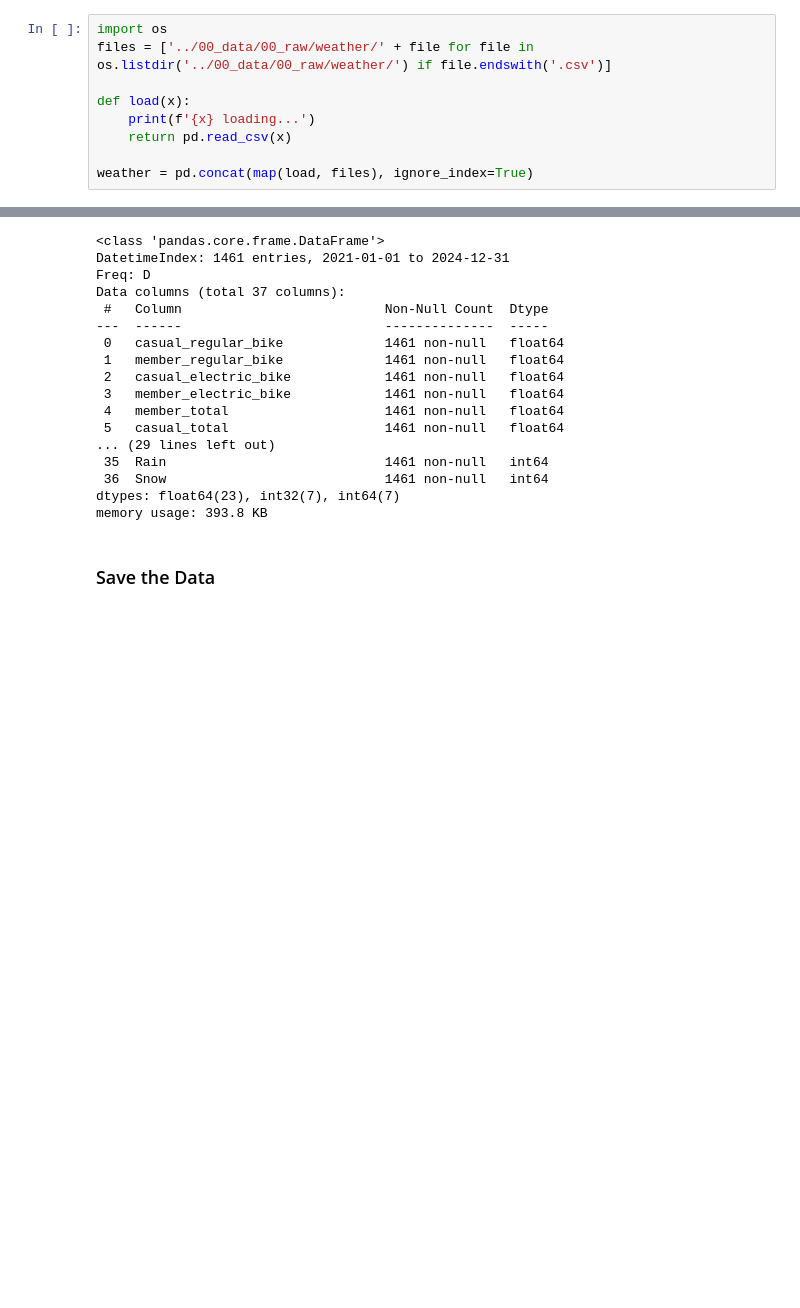
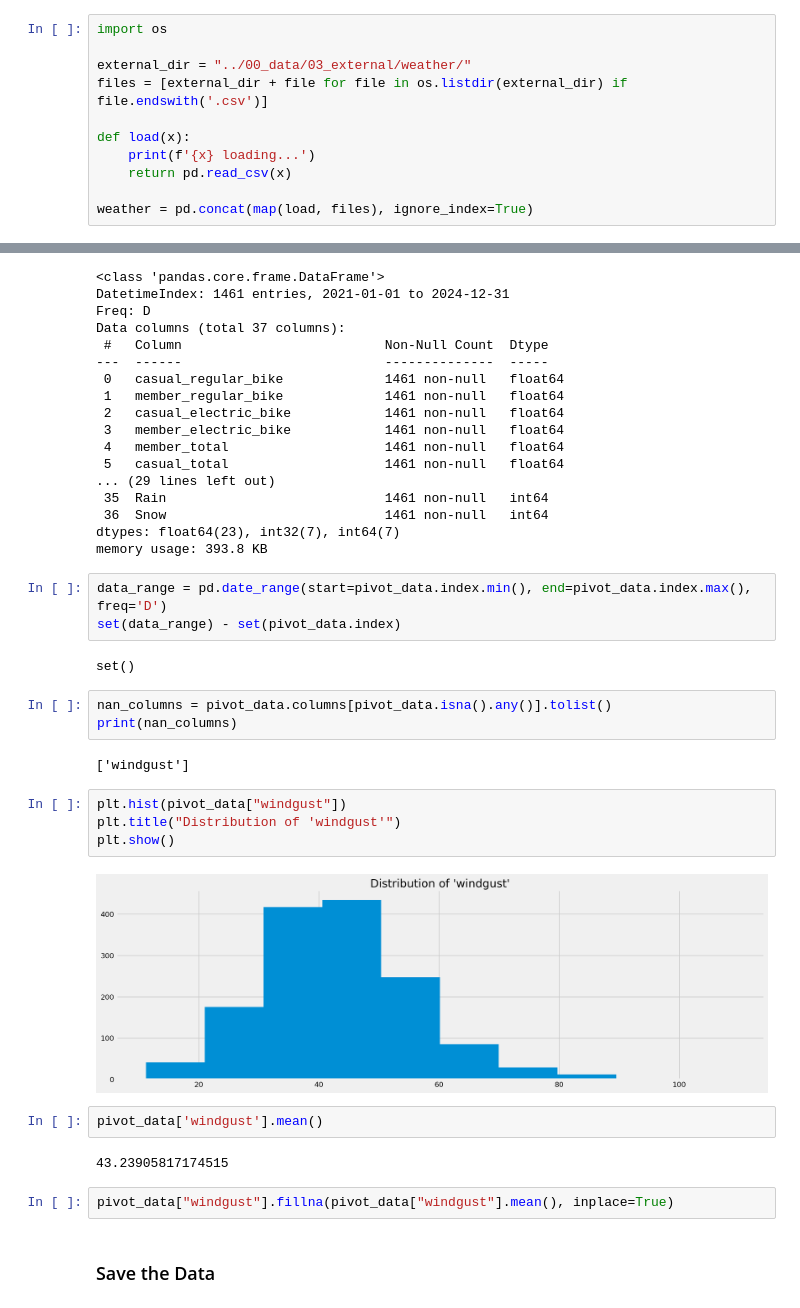
Before and after one commit to daluchkin/divvy_bike_sharing_forecast, a Jupyter notebook: 01_notebooks/04_Divvy_feature_engineering.ipynb, the cells around one changed output, grey strips where cells are left out. Cells and saved outputs as stored; diff of their text form; blank space fills up the shorter version.

```diff
--- a/01_notebooks/04_Divvy_feature_engineering.ipynb
+++ b/01_notebooks/04_Divvy_feature_engineering.ipynb
@@ -274,7 +274,9 @@ __Observations:__
 The weather data were downloaded from [visualcrossing.com](https://www.visualcrossing.com/)
 # %%
 import os
-files = ['../00_data/00_raw/weather/' + file for file in os.listdir('../00_data/00_raw/weather/') if file.endswith('.csv')]
+
+external_dir = "../00_data/03_external/weather/"
+files = [external_dir + file for file in os.listdir(external_dir) if file.endswith('.csv')]
 
 def load(x):
     print(f'{x} loading...')
@@ -442,6 +444,28 @@ Data columns (total 37 columns):
  36  Snow                            1461 non-null   int64
 dtypes: float64(23), int32(7), int64(7)
 memory usage: 393.8 KB
+# %%
+data_range = pd.date_range(start=pivot_data.index.min(), end=pivot_data.index.max(), freq='D')
+set(data_range) - set(pivot_data.index)
+# %% [output]
+set()
+# %%
+nan_columns = pivot_data.columns[pivot_data.isna().any()].tolist()
+print(nan_columns)
+# %% [output]
+['windgust']
+# %%
+plt.hist(pivot_data["windgust"])
+plt.title("Distribution of 'windgust'")
+plt.show()
+# %% [output]
+[figure, added]
+# %%
+pivot_data['windgust'].mean()
+# %% [output]
+43.23905817174515
+# %%
+pivot_data["windgust"].fillna(pivot_data["windgust"].mean(), inplace=True)
 # %% [markdown]
 ### Save the Data <a name='save-data'></a>
 # %%
```
Also changed, not shown: parts of 1 cell of this notebook, 1 other file.
